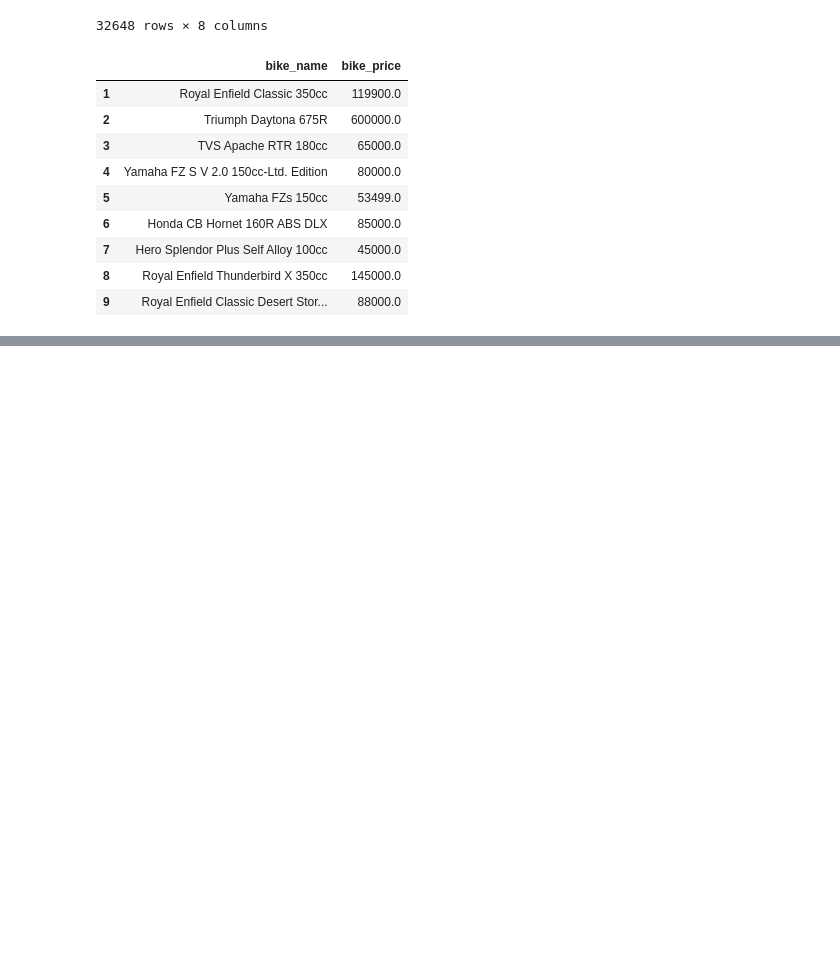
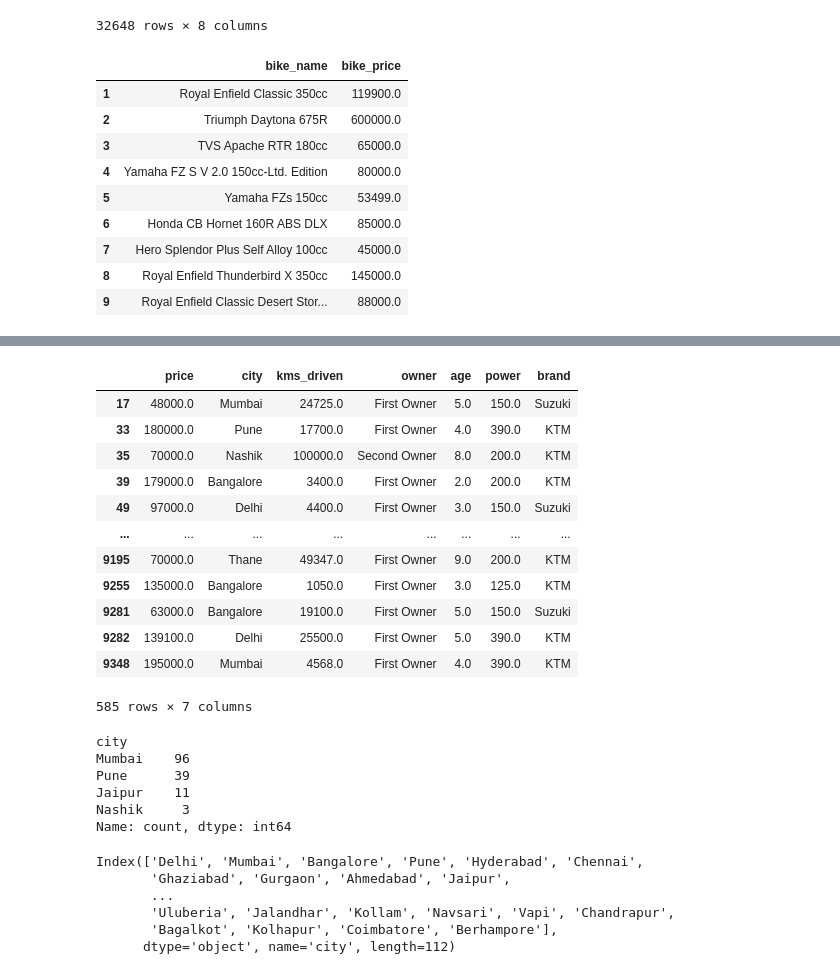
Before and after one commit to upflairs-pvt-ltd/1st_june_data_science, a Jupyter notebook: pandas.ipynb, the cells around one changed output, grey strips where cells are left out. Cells and saved outputs as stored; diff of their text form; code cells hidden in the pictures; blank space fills up the shorter version.

```diff
--- a/pandas.ipynb
+++ b/pandas.ipynb
@@ -413,0 +548,5 @@ df.iloc[1:10,0:2]
+# %%
+df['fake_price'] = df['price'] + 1000
+# feature engineering
+# %%
+df.drop(['dummy','fake_price'],axis='columns',inplace=True)
@@ -413,0 +592,2 @@ df.iloc[1:10,0:2]
+# %%
+df.drop_duplicates(inplace=True)
@@ -413,0 +637,17 @@ df.iloc[1:10,0:2]
+# %%
+filter_df = df[(df['brand'] == 'KTM') | (df['brand'] == 'Suzuki') | (df['brand'] == 'Jawa') ]
+filter_df
+# %% [output]
+|  | price | city | kms_driven | owner | age | power | brand |
+| 17 | 48000.0 | Mumbai | 24725.0 | First Owner | 5.0 | 150.0 | Suzuki |
+| 33 | 180000.0 | Pune | 17700.0 | First Owner | 4.0 | 390.0 | KTM |
+| 35 | 70000.0 | Nashik | 100000.0 | Second Owner | 8.0 | 200.0 | KTM |
+| 39 | 179000.0 | Bangalore | 3400.0 | First Owner | 2.0 | 200.0 | KTM |
+| 49 | 97000.0 | Delhi | 4400.0 | First Owner | 3.0 | 150.0 | Suzuki |
+| ... | ... | ... | ... | ... | ... | ... | ... |
+| 9195 | 70000.0 | Thane | 49347.0 | First Owner | 9.0 | 200.0 | KTM |
+| 9255 | 135000.0 | Bangalore | 1050.0 | First Owner | 3.0 | 125.0 | KTM |
+| 9281 | 63000.0 | Bangalore | 19100.0 | First Owner | 5.0 | 150.0 | Suzuki |
+| 9282 | 139100.0 | Delhi | 25500.0 | First Owner | 5.0 | 390.0 | KTM |
+| 9348 | 195000.0 | Mumbai | 4568.0 | First Owner | 4.0 | 390.0 | KTM |
+585 rows × 7 columns
@@ -413,0 +657,21 @@ df.iloc[1:10,0:2]
+# %%
+filter_df
+
+city_name = ["Mumbai","Pune","Nashik","Jaipur"]
+filter_df[filter_df['city'].isin(city_name)]['city'].value_counts()
+# %% [output]
+city
+Mumbai    96
+Pune      39
+Jaipur    11
+Nashik     3
+Name: count, dtype: int64
+# %%
+filter_df['city'].value_counts().keys()
+# %% [output]
+Index(['Delhi', 'Mumbai', 'Bangalore', 'Pune', 'Hyderabad', 'Chennai',
+       'Ghaziabad', 'Gurgaon', 'Ahmedabad', 'Jaipur',
+       ...
+       'Uluberia', 'Jalandhar', 'Kollam', 'Navsari', 'Vapi', 'Chandrapur',
+       'Bagalkot', 'Kolhapur', 'Coimbatore', 'Berhampore'],
+      dtype='object', name='city', length=112)
```
Also changed, not shown: parts of 38 cells of this notebook, 1 other file.
